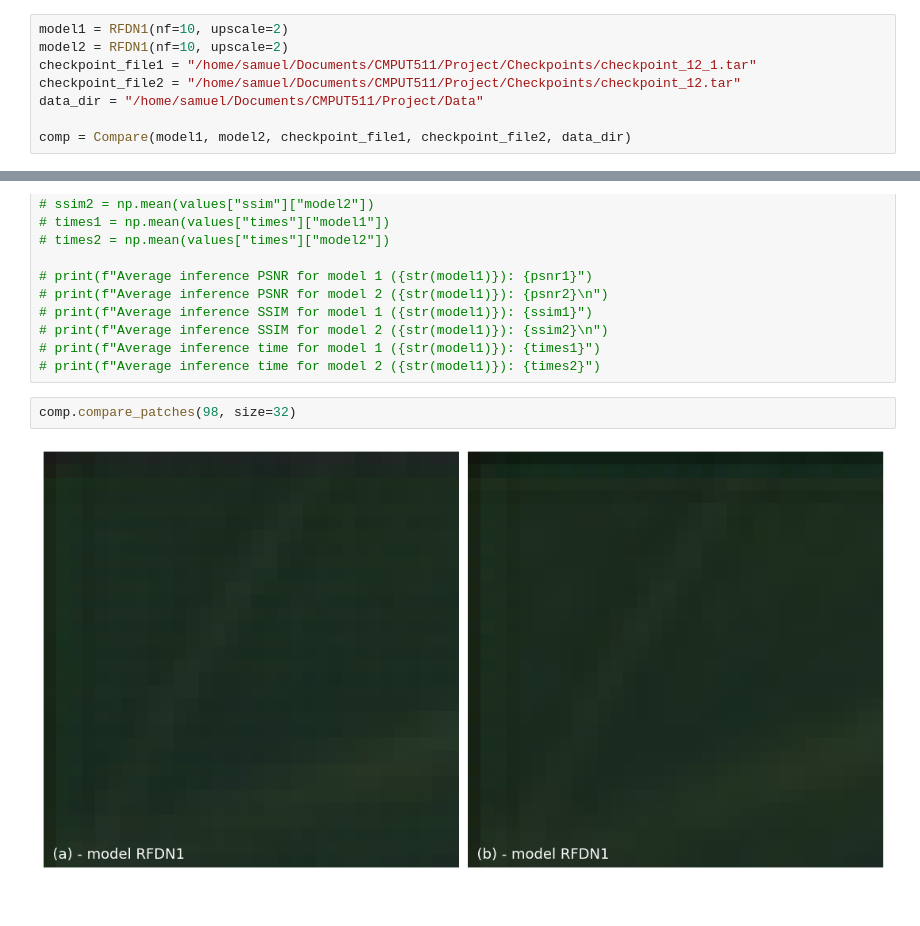
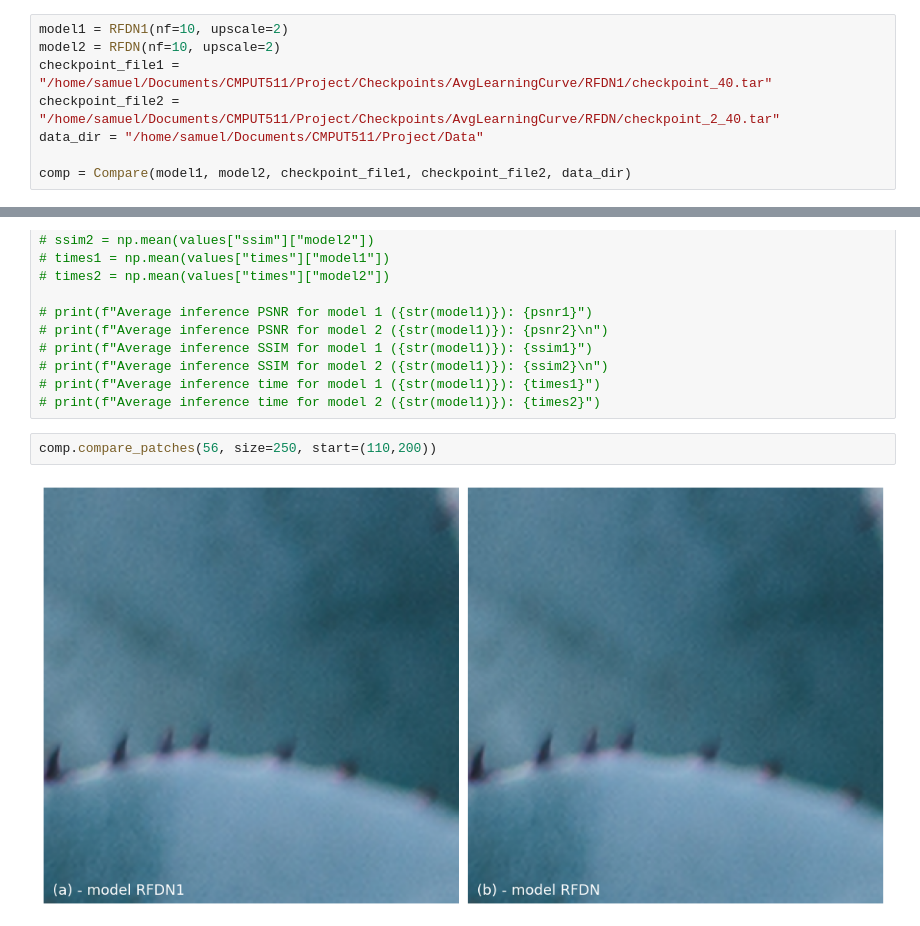
Before and after one commit to samuelfneumann/RFDN, a Jupyter notebook: Compare.ipynb, the cells around one changed output, grey strips where cells are left out. Cells and saved outputs as stored; diff of their text form.

```diff
--- a/Compare.ipynb
+++ b/Compare.ipynb
@@ -5,9 +5,9 @@ from compare import Compare
 import numpy as np
 # %%
 model1 = RFDN1(nf=10, upscale=2)
-model2 = RFDN1(nf=10, upscale=2)
-checkpoint_file1 = "/home/samuel/Documents/CMPUT511/Project/Checkpoints/checkpoint_12_1.tar"
-checkpoint_file2 = "/home/samuel/Documents/CMPUT511/Project/Checkpoints/checkpoint_12.tar"
+model2 = RFDN(nf=10, upscale=2)
+checkpoint_file1 = "/home/samuel/Documents/CMPUT511/Project/Checkpoints/AvgLearningCurve/RFDN1/checkpoint_40.tar"
+checkpoint_file2 = "/home/samuel/Documents/CMPUT511/Project/Checkpoints/AvgLearningCurve/RFDN/checkpoint_2_40.tar"
 data_dir = "/home/samuel/Documents/CMPUT511/Project/Data"
 
 comp = Compare(model1, model2, checkpoint_file1, checkpoint_file2, data_dir)
@@ -34,6 +34,6 @@ comp.plot_lc()
 # print(f"Average inference time for model 1 ({str(model1)}): {times1}")
 # print(f"Average inference time for model 2 ({str(model1)}): {times2}")
 # %%
-comp.compare_patches(98, size=32)
+comp.compare_patches(56, size=250, start=(110,200))
 # %% [output]
-[figure, old version]
+[figure, new version]
```
Also changed, not shown: parts of 2 cells of this notebook, 1 other file.
